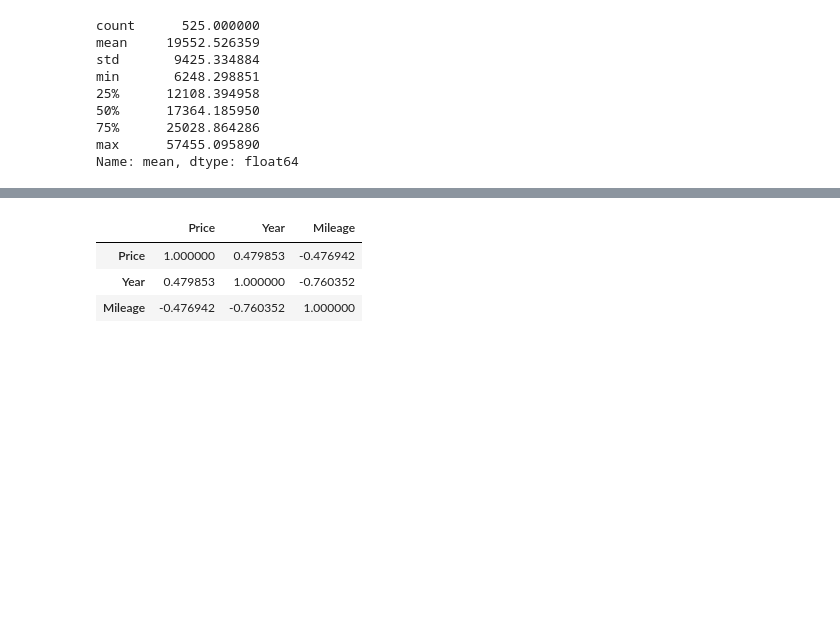
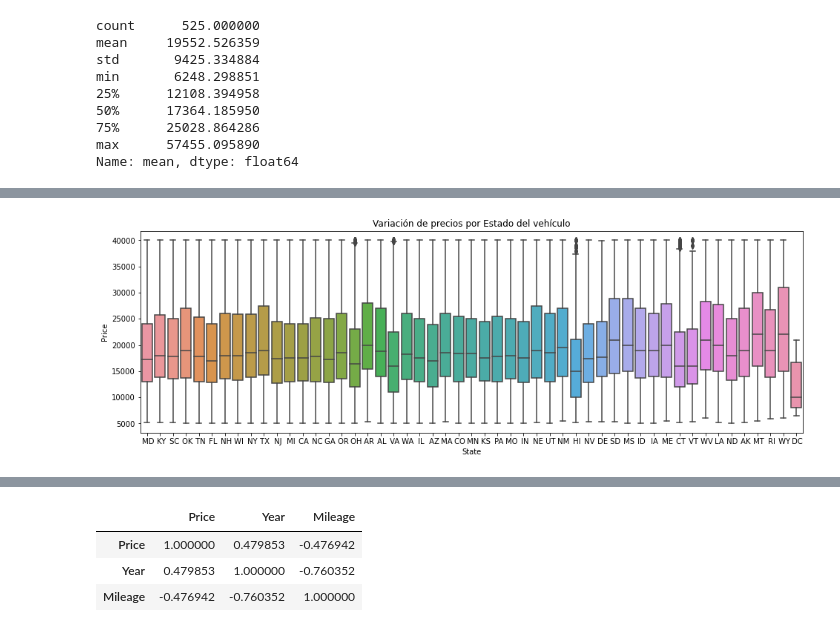
Before and after one commit to dljaimes/Advanced-Methods-in-Data-Analysis_1_Grupo_5, a Jupyter notebook: Proyecto_2/Proyecto_2_VersionFinal.ipynb, the cells around one changed output, grey strips where cells are left out. Cells and saved outputs as stored; diff of their text form; code cells hidden in the pictures; blank space fills up the shorter version.

```diff
--- a/Proyecto_2/Proyecto_2_VersionFinal.ipynb
+++ b/Proyecto_2/Proyecto_2_VersionFinal.ipynb
@@ -183,0 +189,6 @@ sn.boxplot(data=data[['Price', 'Model']],  x='Model', y='Price');
+# %%
+plt.figure(figsize=(16,5))
+sn.boxplot(data=data[['Price', 'State']][data['Price']<40000],  x='State', y='Price');
+plt.title('Variación de precios por Estado del vehículo');
+# %% [output]
+[figure, added]
```
Also changed, not shown: parts of 77 cells of this notebook.
